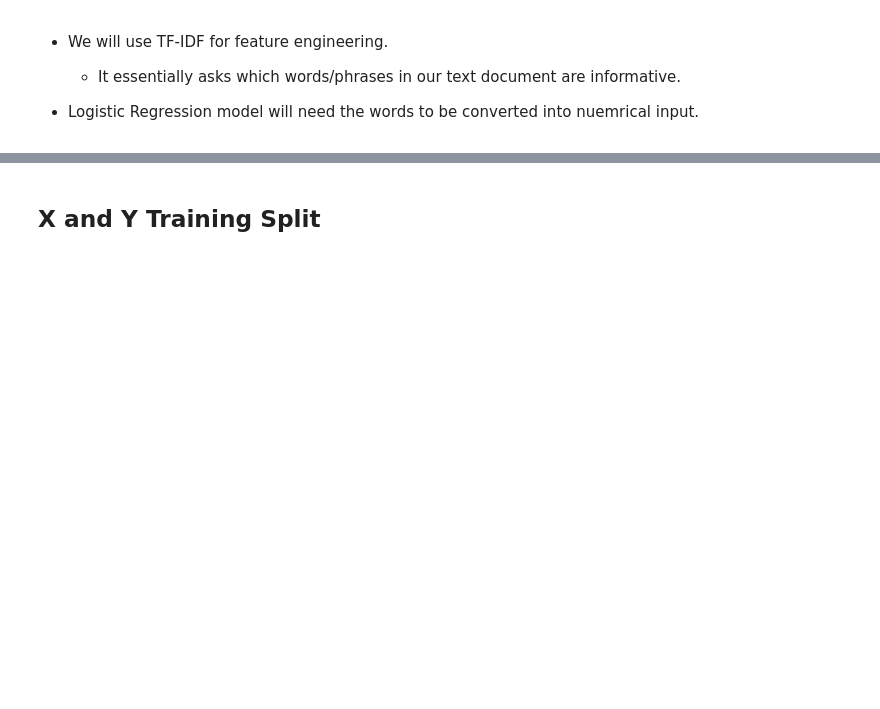
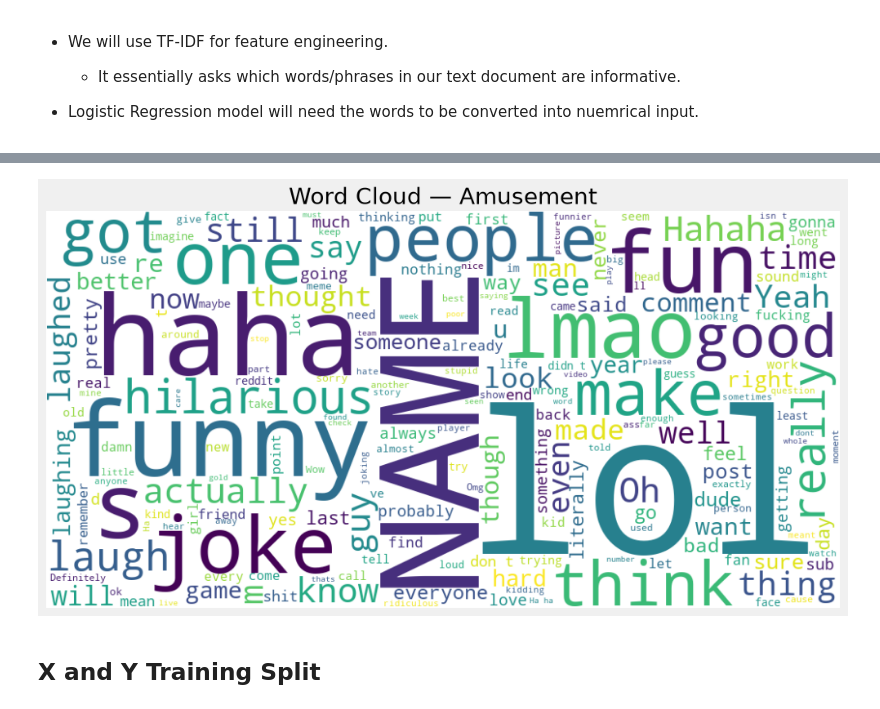
Before and after one commit to SevenWoos/MachineLearningProjects, a Jupyter notebook: nlp/1)nlp_classifier/nlp_classifier.ipynb, the cells around one changed output, grey strips where cells are left out. Cells and saved outputs as stored; diff of their text form; code cells hidden in the pictures; blank space fills up the shorter version.

```diff
--- a/nlp/1)nlp_classifier/nlp_classifier.ipynb
+++ b/nlp/1)nlp_classifier/nlp_classifier.ipynb
@@ -586,3 +622,27 @@ dtype: int64
+# %%
+emotion = "amusement"
+
+text = " ".join(
+    single_label_df.loc[
+        single_label_df["emotion"] == emotion,
+        "text"
+    ]
+)
+
+wordcloud = WordCloud(
+    width=1000,
+    height=500,
+    background_color="white",
+    stopwords=None
+).generate(text)
+
+plt.figure(figsize=(12, 6))
+plt.imshow(wordcloud, interpolation="bilinear")
+plt.axis("off")
+plt.title(f"Word Cloud — {emotion.title()}")
+plt.show()
+# %% [output]
+[figure, added]
 # %% [markdown]
 ## X and Y Training Split
 # %%
```
Also changed, not shown: parts of 19 cells of this notebook.
